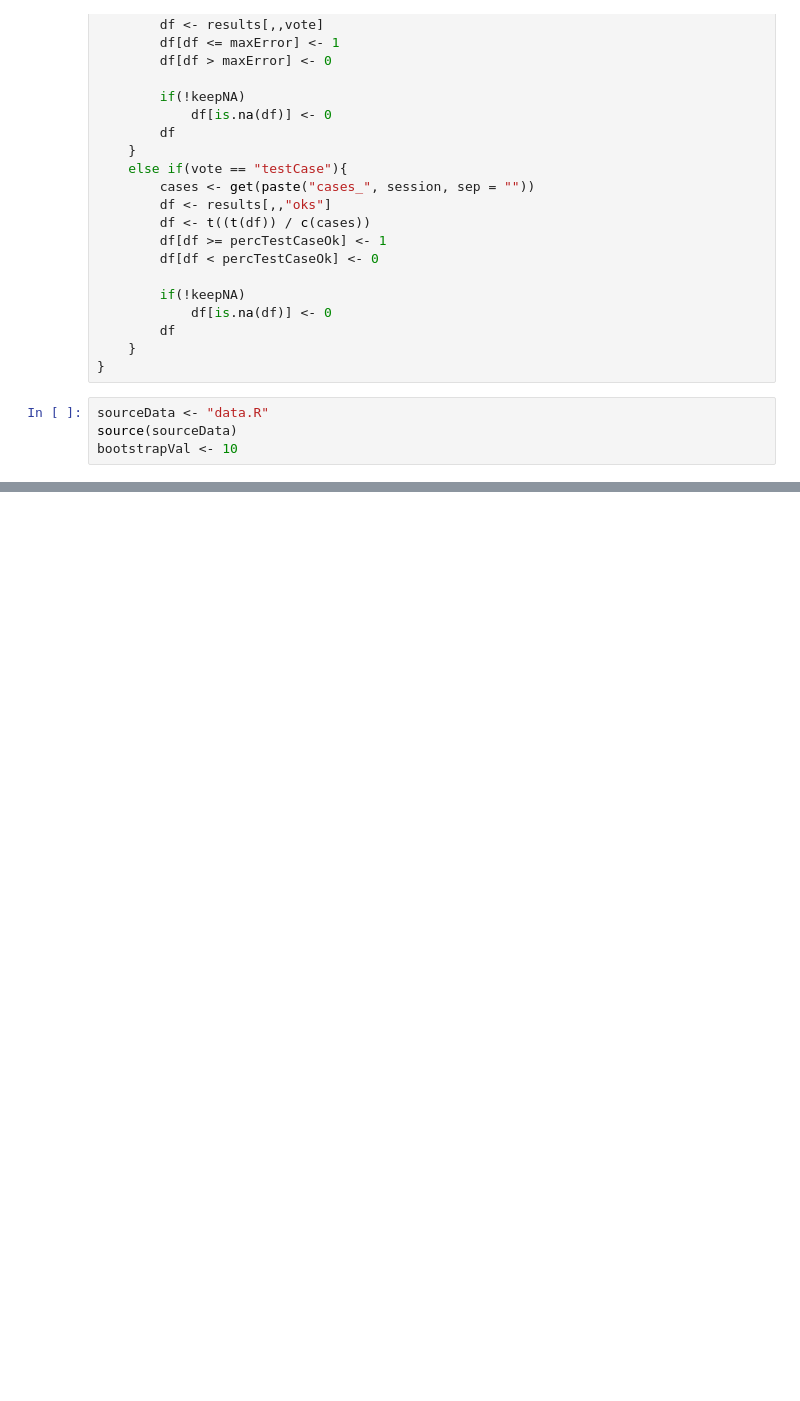
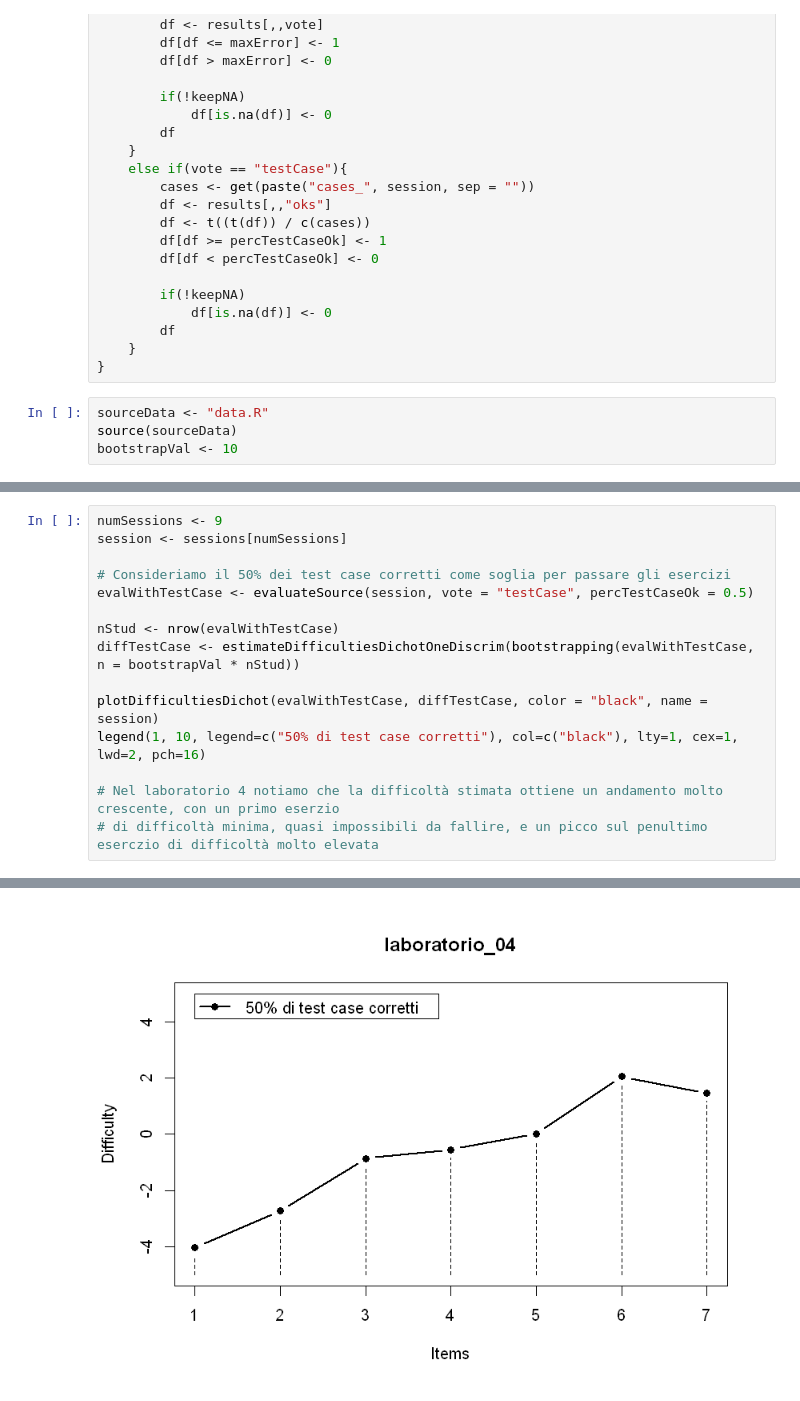
Before and after one commit to MarcoCordoni95/TesiTriennale-ItemResponseTheory, a Jupyter notebook: IRT.ipynb, the cells around one changed output, grey strips where cells are left out. Drawn from its saved outputs; the diff is of its cells as text; blank space fills up the shorter version.

```diff
--- a/IRT.ipynb
+++ b/IRT.ipynb
@@ -827,0 +665,16 @@ vicl        -2.11140816 0.5430824 -3.2608608 -1.11773667 19.10407252
+# %%
+numSessions <- 9
+session <- sessions[numSessions]
+
+# Consideriamo il 50% dei test case corretti come soglia per passare gli esercizi
+evalWithTestCase <- evaluateSource(session, vote = "testCase", percTestCaseOk = 0.5)
+
+nStud <- nrow(evalWithTestCase)
+diffTestCase <- estimateDifficultiesDichotOneDiscrim(bootstrapping(evalWithTestCase, n = bootstrapVal * nStud))
+
+plotDifficultiesDichot(evalWithTestCase, diffTestCase, color = "black", name = session)
+legend(1, 10, legend=c("50% di test case corretti"), col=c("black"), lty=1, cex=1, lwd=2, pch=16)
+
+# Nel laboratorio 4 notiamo che la difficoltà stimata ottiene un andamento molto crescente, con un primo eserzio
+# di difficoltà minima, quasi impossibili da fallire, e un picco sul penultimo eserczio di difficoltà molto elevata
+# %% [output]
@@ -827,0 +683 @@ vicl        -2.11140816 0.5430824 -3.2608608 -1.11773667 19.10407252
+[figure, added]
```
Also changed, not shown: parts of 26 cells of this notebook.
